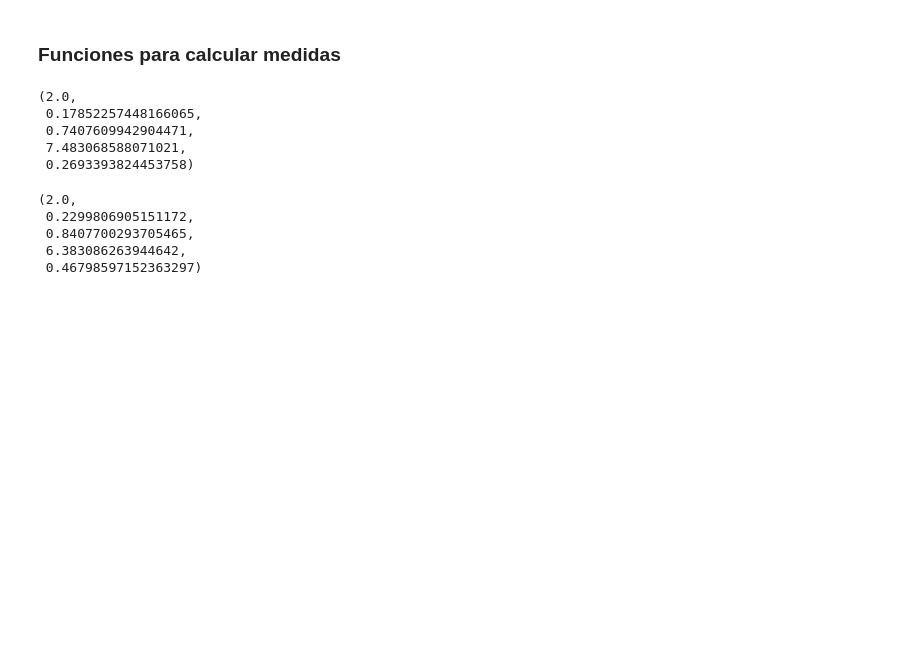
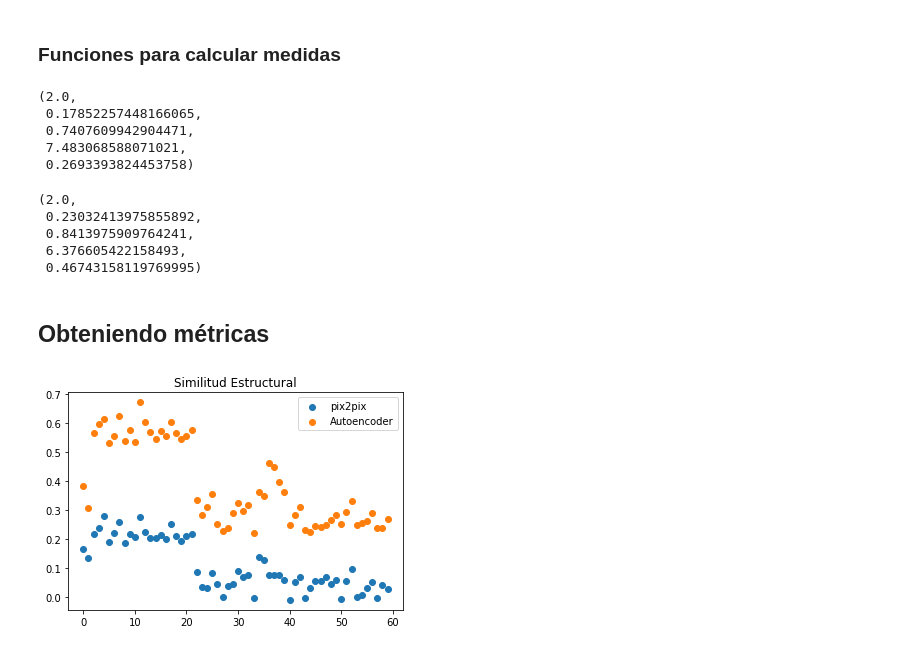
Before and after one commit to AndresInsuasty/tesis-cafes-especiales, a Jupyter notebook: pix2pix_vs_autoencoder.ipynb, the cells around one changed output. Cells and saved outputs as stored; diff of their text form; code cells hidden in the pictures; blank space fills up the shorter version.

```diff
--- a/pix2pix_vs_autoencoder.ipynb
+++ b/pix2pix_vs_autoencoder.ipynb
@@ -245,10 +241,54 @@ def calcular_metricas_p2p(original,pred):
     psnr = metrics.peak_signal_noise_ratio(label,test)
     ss = metrics.structural_similarity(label,test, multichannel=True)
     return hd, mse, nrm, psnr, ss
-calcular_metricas_p2p(original=salida,pred=p2p_p)
+#calcular_metricas_p2p(original=salida,pred=p2p_p)
 # %% [output]
 (2.0,
- 0.2299806905151172,
- 0.8407700293705465,
- 6.383086263944642,
- 0.46798597152363297)
+ 0.23032413975855892,
+ 0.8413975909764241,
+ 6.376605422158493,
+ 0.46743158119769995)
+# %% [markdown]
+## Obteniendo métricas
+# %%
+hd_auc = []
+mse_auc = []
+nrm_auc = []
+psnr_auc = []
+ss_auc = []
+
+hd_p2p = []
+mse_p2p = []
+nrm_p2p = []
+psnr_p2p = []
+ss_p2p = []
+for i in range(x.shape[0]):
+    imagen = i
+    entrada = x[imagen:imagen+1,...]
+    salida = y[imagen:imagen+1,...]
+
+    auc_p = auc_predict(entrada)
+    p2p_p = p2p_predict(imagen)
+
+    hd1, mse1, nrm1, psnr1, ss1 = calcular_metricas_auc(salida,auc_p)
+    hd2, mse2, nrm2, psnr2, ss2 = calcular_metricas_auc(salida,p2p_p)
+
+    hd_auc.append(hd1)
+    mse_auc.append(mse1)
+    nrm_auc.append(nrm1)
+    psnr_auc.append(psnr1)
+    ss_auc.append(ss1)
+
+    hd_p2p.append(hd2)
+    mse_p2p.append(mse2)
+    nrm_p2p.append(nrm2)
+    psnr_p2p.append(psnr2)
+    ss_p2p.append(ss2)
+# %%
+plt.scatter(range(len(ss_auc)),ss_p2p,label='pix2pix')
+plt.scatter(range(len(ss_auc)),ss_auc,label='Autoencoder')
+plt.legend()
+plt.title('Similitud Estructural')
+plt.show()
+# %% [output]
+[figure, added]
```
Also changed, not shown: parts of 4 cells of this notebook.
